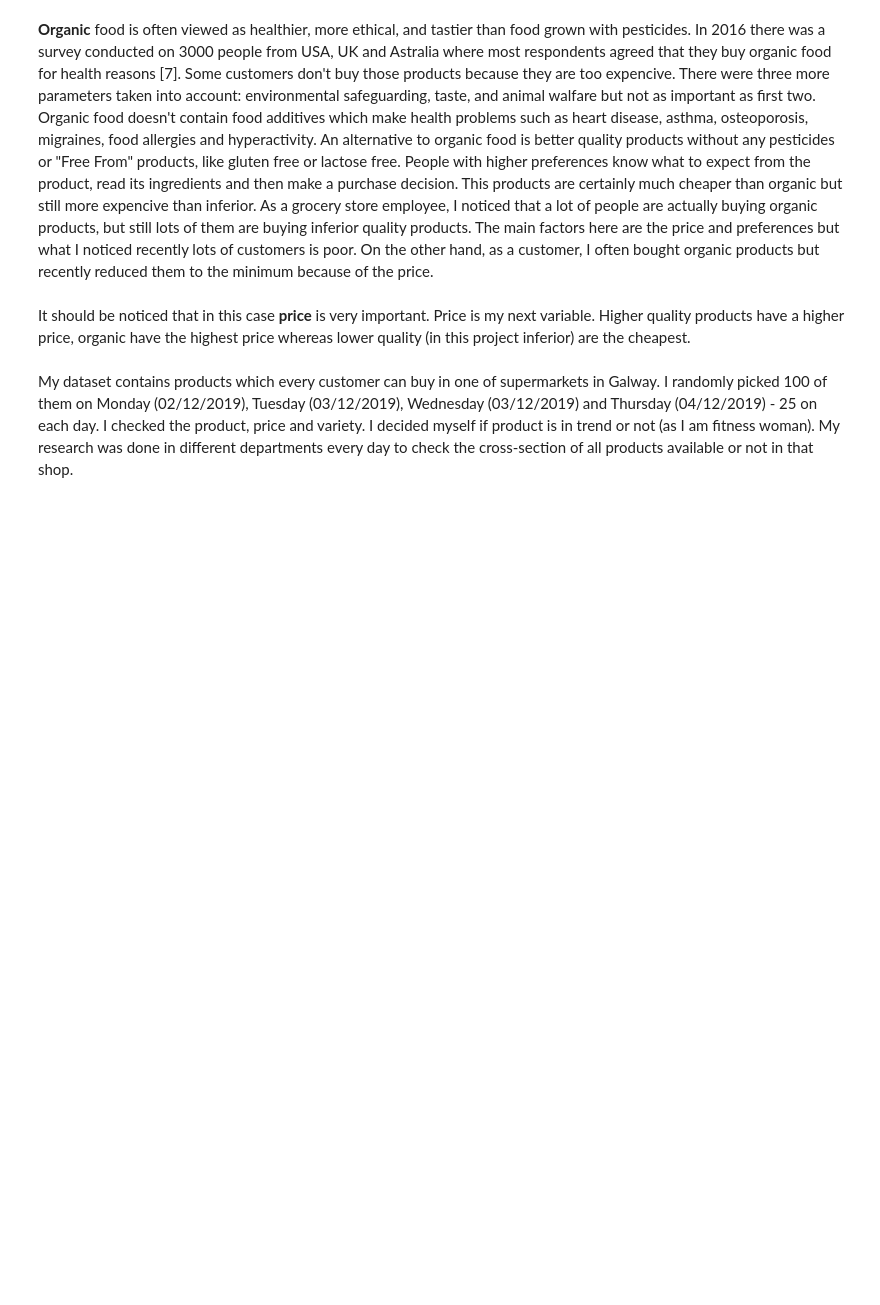
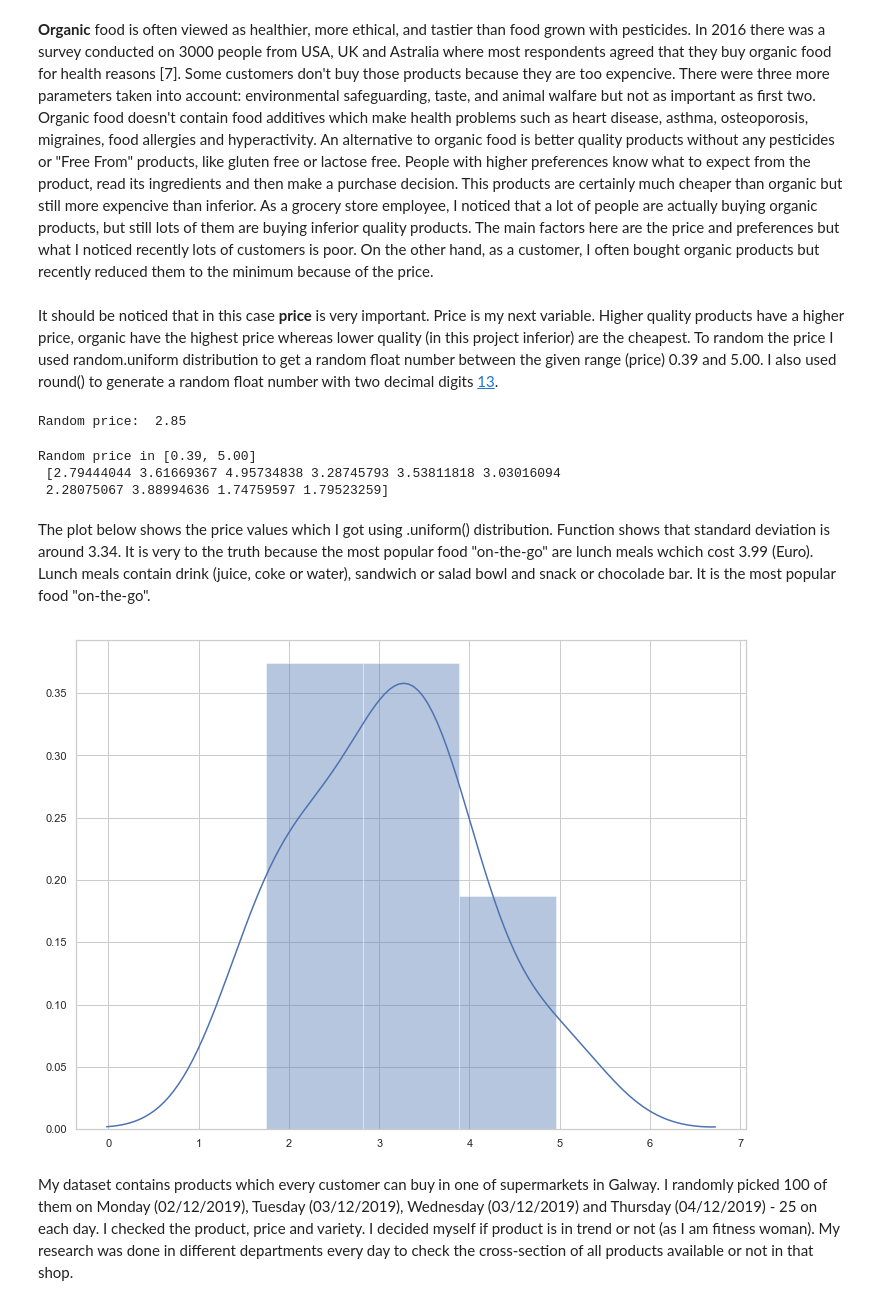
Before and after one commit to karolinaszafranbelzowska/grocery-shopping, a Jupyter notebook: grocery-shopping.ipynb, the cells around one changed output. Saved outputs shown, nothing was run; the diff lists cells and outputs as text; code cells hidden in the pictures; blank space fills up the shorter version.

```diff
--- a/grocery-shopping.ipynb
+++ b/grocery-shopping.ipynb
@@ -102,6 +102,37 @@ As a grocery store employee, I noticed that a lot of people are actually buying
 On the other hand, as a customer, I often bought organic products but recently reduced them to the minimum because of the price.
 # %% [markdown]
 It should be noticed that in this case **price** is very important. Price is my next variable. Higher quality products have a higher price, organic have the highest price whereas lower quality (in this project inferior) are the cheapest.
+To random the price I used random.uniform distribution to get a random float number between the given range (price) 0.39 and 5.00. I also used round() to generate a random float number with two decimal digits [13](https://pynative.com/python-get-random-float-numbers/).
+# %%
+import random
+print("Random price: ",round(random.uniform(0.39,5.00), 2)) # function to get a random float number between the given range
+                                                            # with two decimal places.
+# %% [output]
+Random price:  2.85
+# %%
+import numpy as np #function to create an n-dimensional array of float numbers between a float range (0.39 and 5.00)
+price = np.random.uniform(0.39, 5.00, 10)
+
+random.seed(10)
+print("Random price in [0.39, 5.00] \n", price,"\n")
+# %% [output]
+Random price in [0.39, 5.00]
+ [2.79444044 3.61669367 4.95734838 3.28745793 3.53811818 3.03016094
+ 2.28075067 3.88994636 1.74759597 1.79523259]
+# %% [markdown]
+The plot below shows the price values which I got using .uniform() distribution. Function shows that standard deviation is around 3.34. It is very to the truth because the most popular food "on-the-go" are lunch meals wchich cost 3.99 (Euro). Lunch meals contain drink (juice, coke or water), sandwich or salad bowl and snack or chocolade bar. It is the most popular food "on-the-go".
+# %%
+import matplotlib.pyplot as plt
+import seaborn as sns
+
+sns.set_color_codes()
+ax = sns.distplot(price)
+plt.gcf().set_size_inches(12, 9)
+
+
+plt.show()
+# %% [output]
+[figure, added]
 # %% [markdown]
 My dataset contains products which every customer can buy in one of supermarkets in Galway. I randomly picked 100 of them on Monday (02/12/2019), Tuesday (03/12/2019), Wednesday (03/12/2019) and Thursday (04/12/2019) - 25 on each day.
 I checked the product, price and variety. I decided myself if product is in trend or not (as I am fitness woman). My research was done in different departments every day to check the cross-section of all products available or not in that shop.
```
Also changed, not shown: parts of 4 cells of this notebook.
